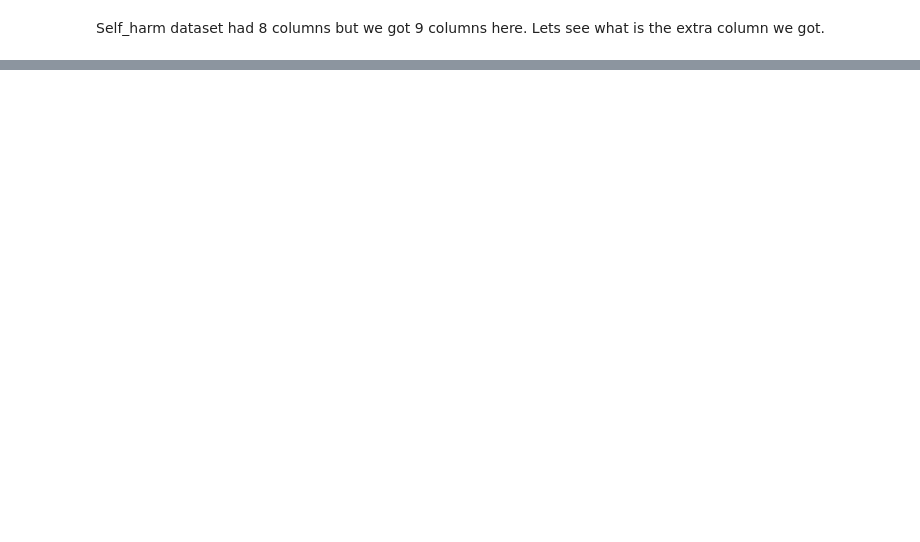
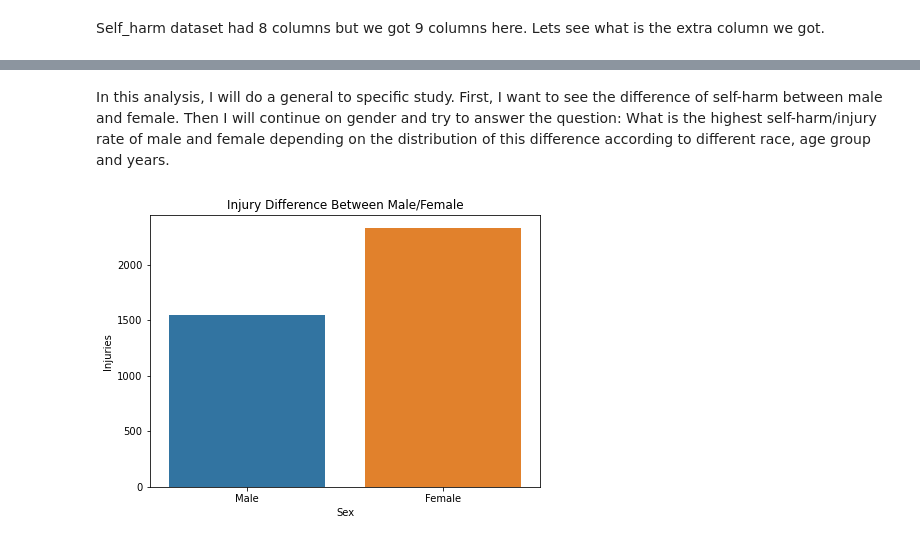
Before and after one commit to HayalDargin/Springboard_Work, a Jupyter notebook: Capstone_2/Hayal_Capstone2_EDA.ipynb, the cells around one changed output, grey strips where cells are left out. Drawn from its saved outputs; the diff is of its cells as text; code cells hidden in the pictures; blank space fills up the shorter version.

```diff
--- a/Capstone_2/Hayal_Capstone2_EDA.ipynb
+++ b/Capstone_2/Hayal_Capstone2_EDA.ipynb
@@ -64,4 +68,0 @@ Column named 'Unnamed: 0' is not needed and we dont know where did it come so I
-# %%
-#Drop the 'Unnamed: 0' column
-Self_harm = Self_harm.drop(['Unnamed: 0'], axis=1)
-Self_harm
@@ -189,3 +68,0 @@ g.map_dataframe(sns.scatterplot, x="Population", y="Injuries", hue="Age Group",
-# %%
-Self_harm['notinjured']=((Self_harm['Population']-Self_harm['Injuries'])/ Self_harm['Population'])*100
-Self_harm
@@ -206,3 +68,0 @@ Self_harm
-# %%
-Self_harm['%'] = Self_harm['Injuries']/Self_harm['Population']
-Self_harm
@@ -230,0 +71,3 @@ df_pivot
+# %%
+Self_harm = Self_harm.drop(['Cause of Injury','Disposition' ], axis=1)
+Self_harm
@@ -230,0 +88,11 @@ df_pivot
+# %% [markdown]
+In this analysis, I will do a general to specific study. First, I want to see the difference of self-harm between male and female. Then I will continue on gender and try to answer the question: What is the highest self-harm/injury rate of male and female depending on the distribution of this difference according to different race, age group and years.
+# %%
+#Make barplot to see difference between male and female
+figure_dims = (7, 5)
+figure, ax = plt.subplots(figsize=figure_dims)
+sns.barplot( x='Sex', y='Injuries', ci=None, data=Self_harm)
+plt.title('Injury Difference Between Male/Female')
+plt.show()
+# %% [output]
+[figure, added]
```
Also changed, not shown: parts of 51 cells of this notebook.
